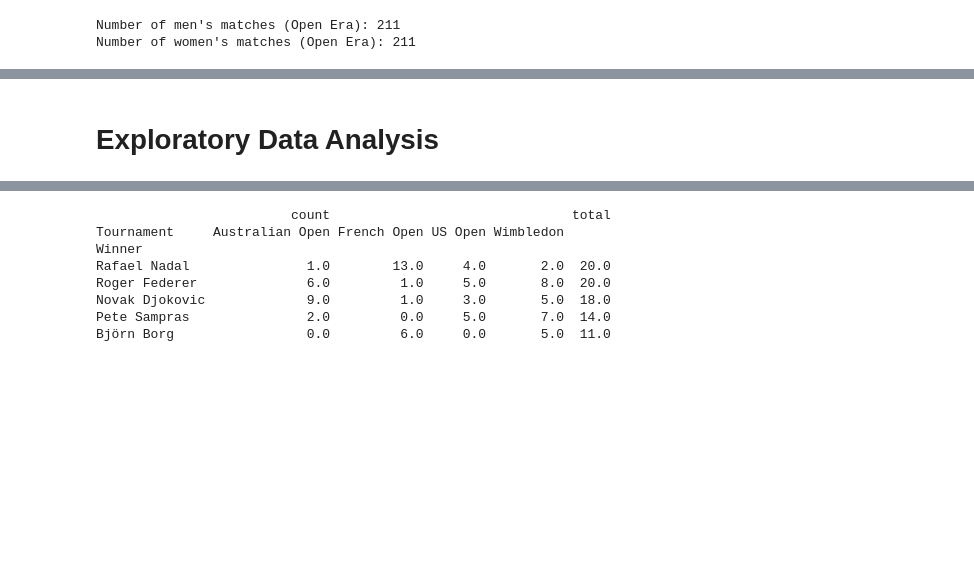
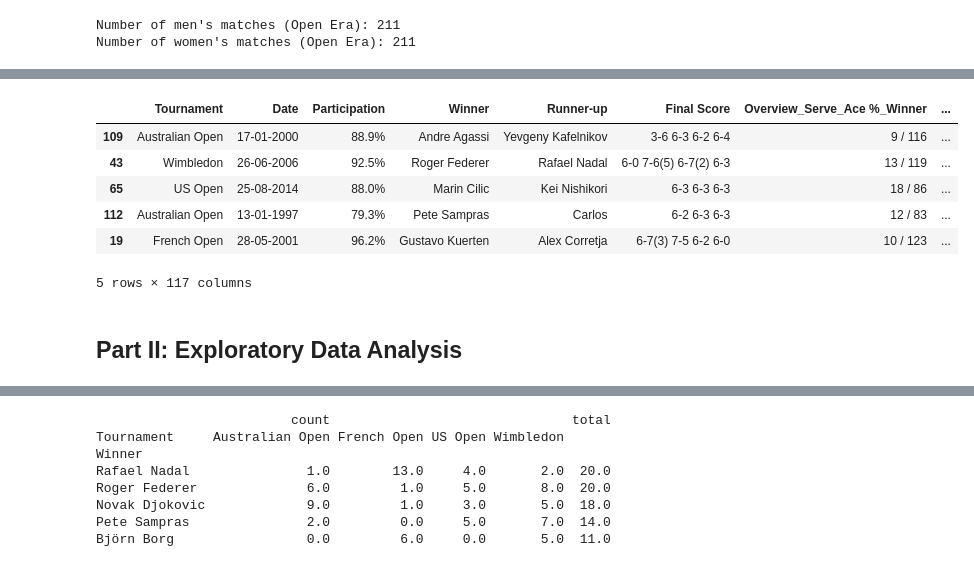
Before and after one commit to com-480-data-visualization/data-visualization-project-2021-m3, a Jupyter notebook: preprocessing_eda.ipynb, the cells around one changed output, grey strips where cells are left out. Cells and saved outputs as stored; diff of their text form; code cells hidden in the pictures; blank space fills up the shorter version.

```diff
--- a/preprocessing_eda.ipynb
+++ b/preprocessing_eda.ipynb
@@ -69,2 +136,12 @@ Number of women's matches (Open Era): 211
+# %%
+match_data.sample(5)
+# %% [output]
+|  | Tournament | Date | Participation | Winner | Runner-up | Final Score | Overview_Serve_Ace %_Winner | ... |
+| 109 | Australian Open | 17-01-2000 | 88.9% | Andre Agassi | Yevgeny Kafelnikov | 3-6 6-3 6-2 6-4 | 9 / 116 | ... |
+| 43 | Wimbledon | 26-06-2006 | 92.5% | Roger Federer | Rafael Nadal | 6-0 7-6(5) 6-7(2) 6-3 | 13 / 119 | ... |
+| 65 | US Open | 25-08-2014 | 88.0% | Marin Cilic | Kei Nishikori | 6-3 6-3 6-3 | 18 / 86 | ... |
+| 112 | Australian Open | 13-01-1997 | 79.3% | Pete Sampras | Carlos | 6-2 6-3 6-3 | 12 / 83 | ... |
+| 19 | French Open | 28-05-2001 | 96.2% | Gustavo Kuerten | Alex Corretja | 6-7(3) 7-5 6-2 6-0 | 10 / 123 | ... |
+5 rows × 117 columns
 # %% [markdown]
-# Exploratory Data Analysis
+## Part II: Exploratory Data Analysis
```
Also changed, not shown: parts of 25 cells of this notebook, 3 other files.
